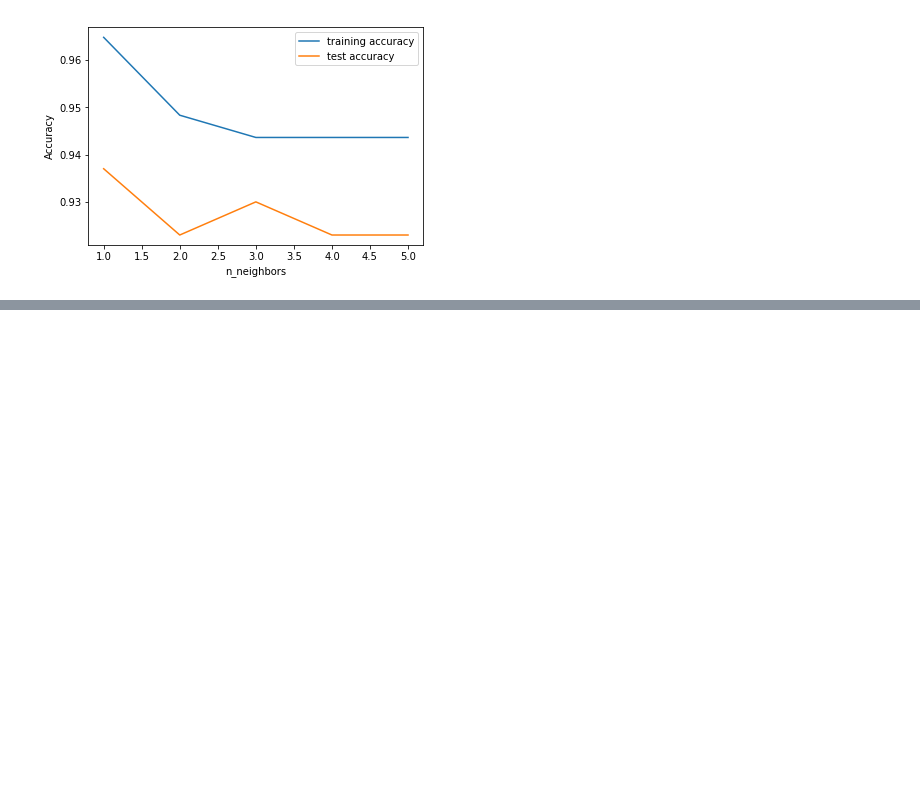
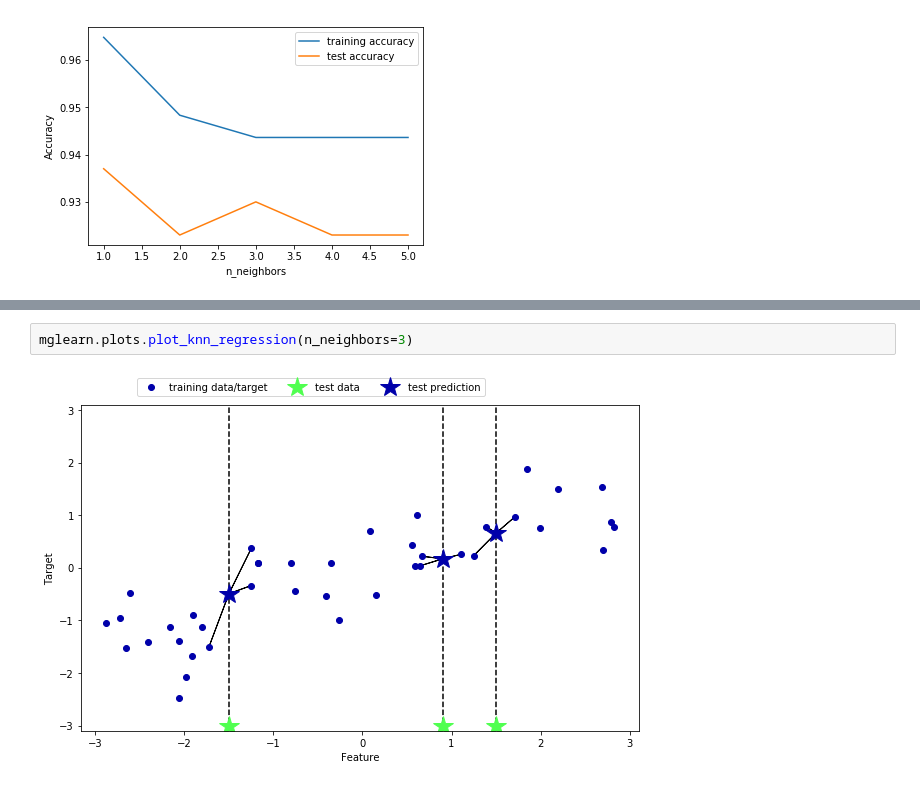
Before and after one commit to nosy0411/Programming_for_Data_Science, a Jupyter notebook: introduction_to_ml_with_python-master/KNN_using_sklearn.ipynb, the cells around one changed output, grey strips where cells are left out. Drawn from its saved outputs; the diff is of its cells as text; blank space fills up the shorter version.

```diff
--- a/introduction_to_ml_with_python-master/KNN_using_sklearn.ipynb
+++ b/introduction_to_ml_with_python-master/KNN_using_sklearn.ipynb
@@ -167,0 +208,4 @@ plt.legend()
+# %%
+mglearn.plots.plot_knn_regression(n_neighbors=3)
+# %% [output]
+[figure, added]
```
Also changed, not shown: parts of 13 cells of this notebook, 1 other file.
